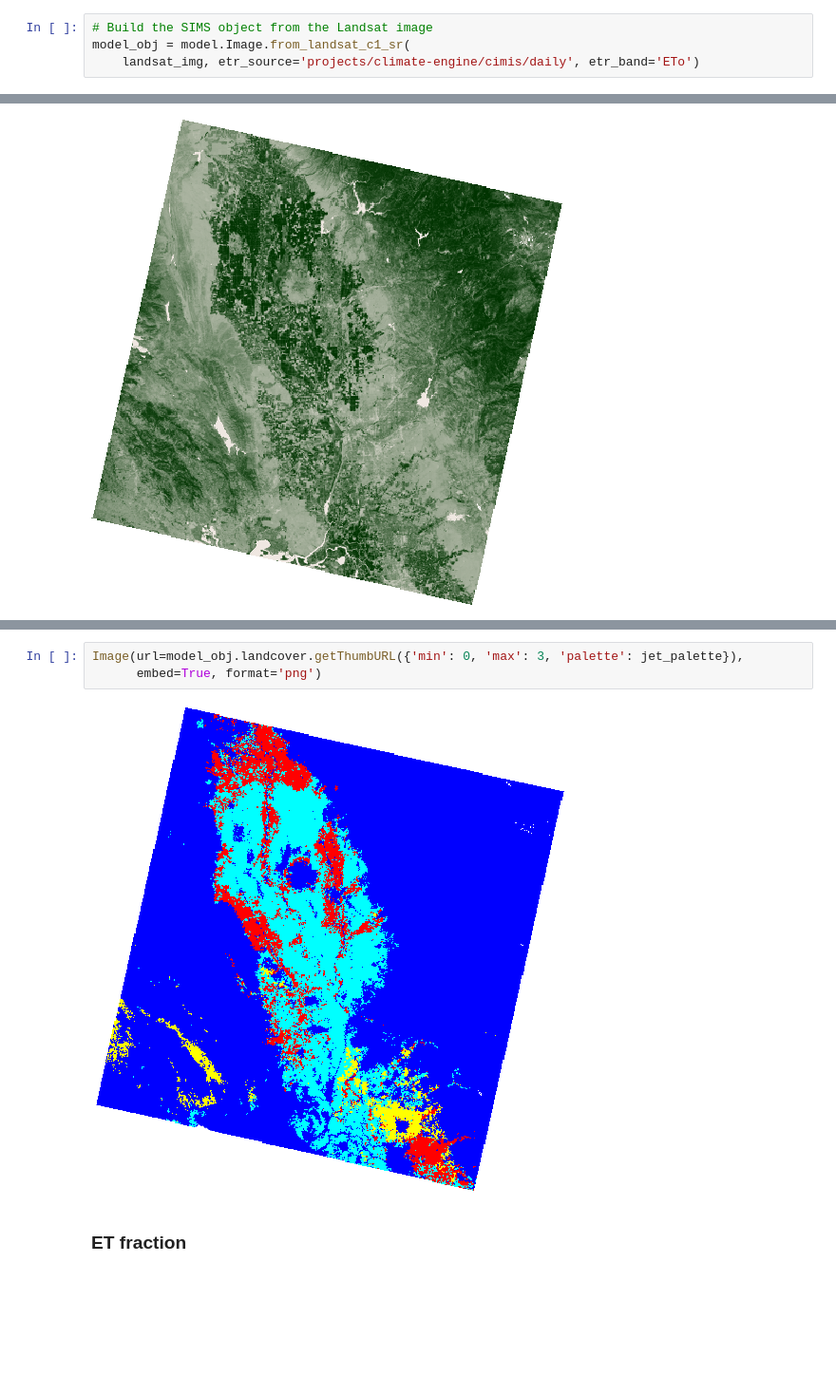
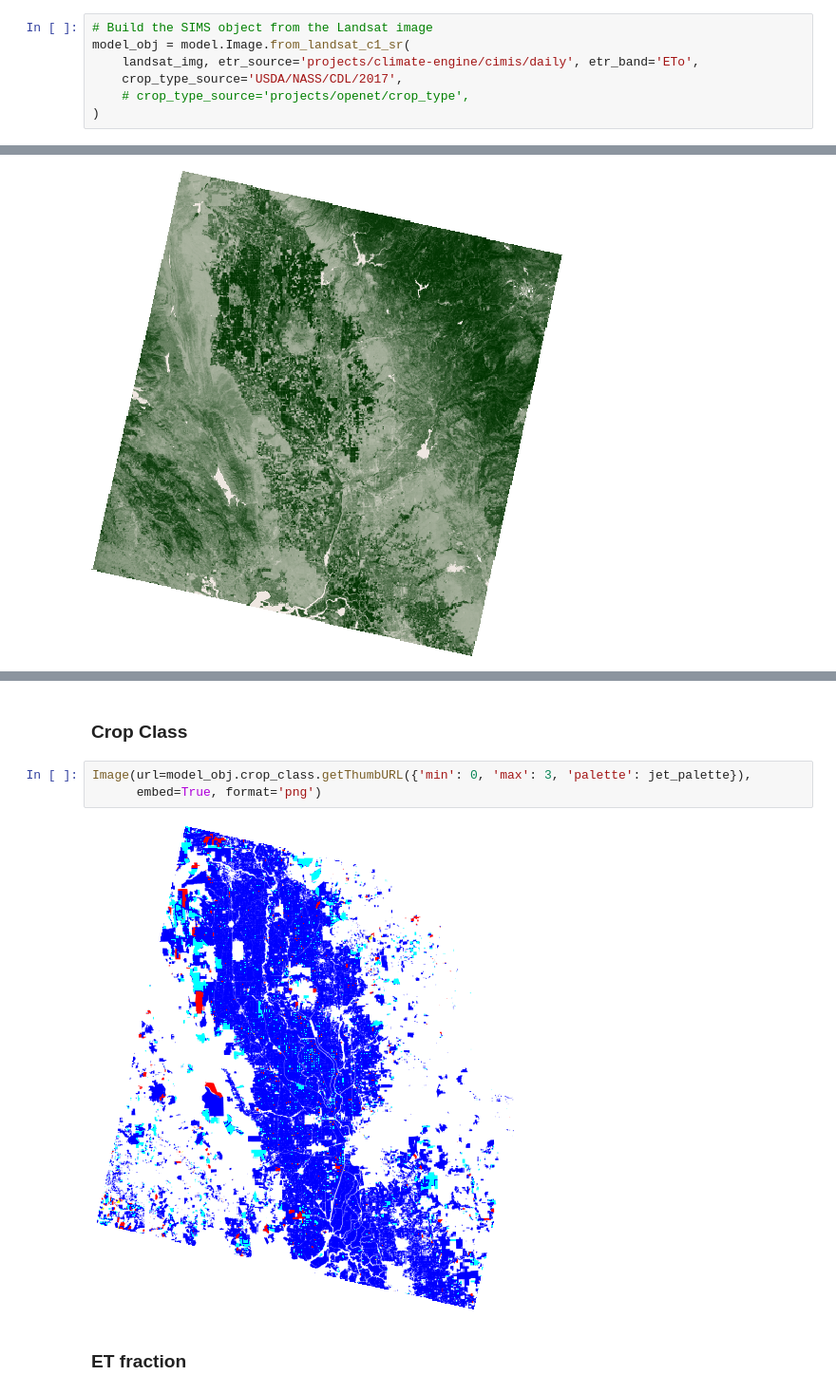
Before and after one commit to openet-brazil/openet-sims, a Jupyter notebook: examples/single_image.ipynb, the cells around one changed output, grey strips where cells are left out. Shown at 95% size. Cells and saved outputs as stored; diff of their text form; blank space fills up the shorter version.

Commit message:
Changed landcover_source to crop_type_source
Separated landcover method/property into crop_type and crop_class.

```diff
--- a/examples/single_image.ipynb
+++ b/examples/single_image.ipynb
@@ -34,7 +34,10 @@ landsat_dt = ee.Date(landsat_img.get('system:time_start'))
 # %%
 # Build the SIMS object from the Landsat image
 model_obj = model.Image.from_landsat_c1_sr(
-    landsat_img, etr_source='projects/climate-engine/cimis/daily', etr_band='ETo')
+    landsat_img, etr_source='projects/climate-engine/cimis/daily', etr_band='ETo',
+    crop_type_source='USDA/NASS/CDL/2017',
+    # crop_type_source='projects/openet/crop_type',
+)
 # %% [markdown]
 ### NDVI
 # %%
@@ -47,8 +55,10 @@ Image(url=model_obj.ndvi.getThumbURL({'min': -0.1, 'max': 0.9, 'palette': ndvi_p
+# %% [markdown]
+### Crop Class
 # %%
-Image(url=model_obj.landcover.getThumbURL({'min': 0, 'max': 3, 'palette': jet_palette}),
+Image(url=model_obj.crop_class.getThumbURL({'min': 0, 'max': 3, 'palette': jet_palette}),
       embed=True, format='png')
 # %% [output]
-[figure, old version]
+[figure, new version]
 # %% [markdown]
 ### ET fraction
 # %%
```
Also changed, not shown: parts of 6 cells of this notebook, 3 other files.
